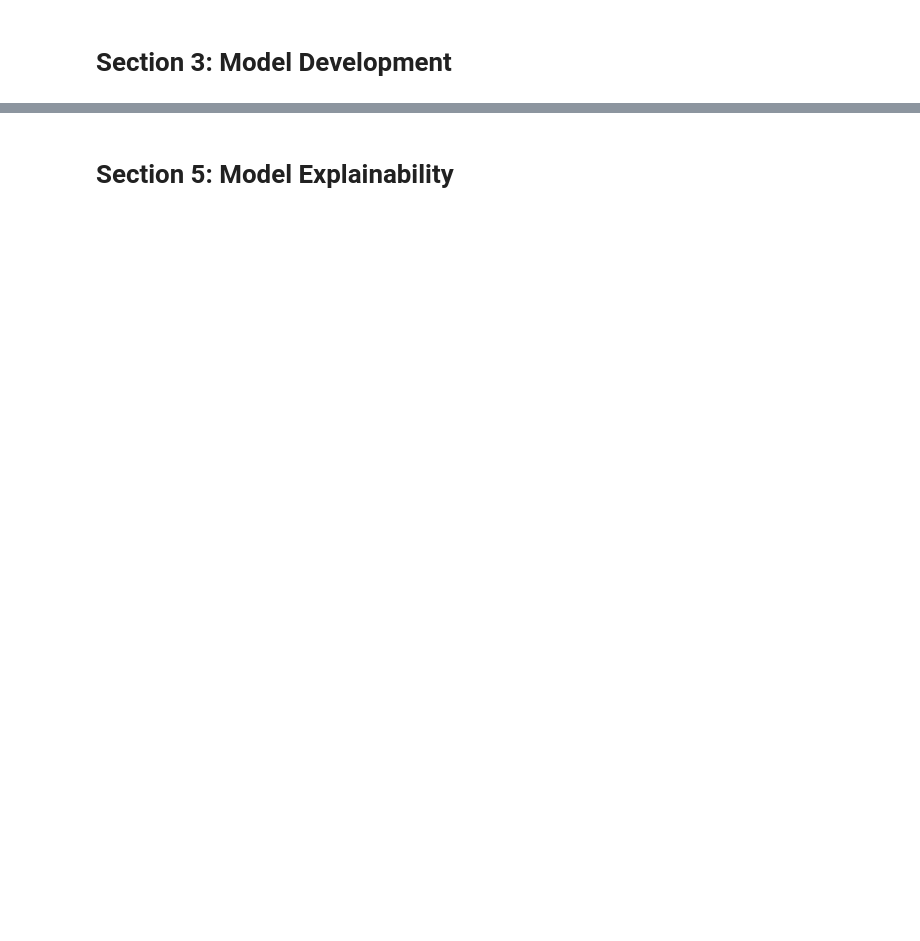
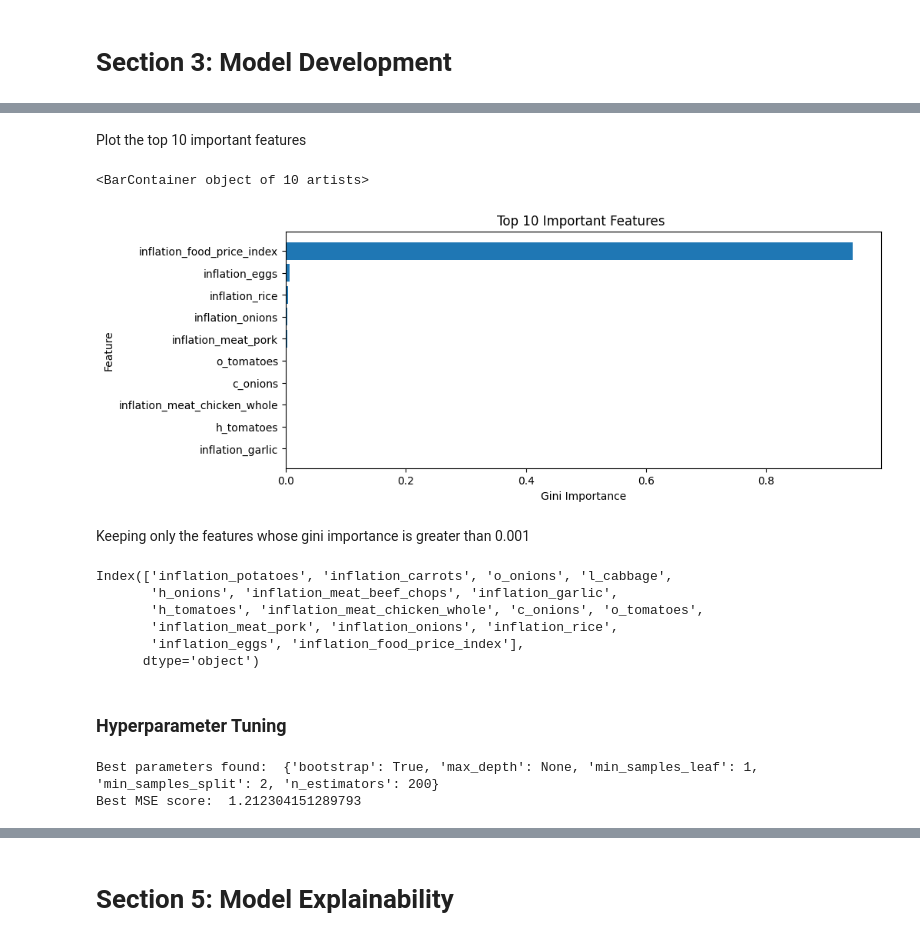
Before and after one commit to falarion08/Country-Inflation-Prediction, a Jupyter notebook: ML_Notebook.ipynb, the cells around one changed output, grey strips where cells are left out. Cells and saved outputs as stored; diff of their text form; code cells hidden in the pictures; blank space fills up the shorter version.

```diff
--- a/ML_Notebook.ipynb
+++ b/ML_Notebook.ipynb
@@ -408,0 +349,14 @@ Note: Eto ung mga itatry ko hehehe feel free to comment na lang or chat sa dc he
+# %%
+# We designated the random seed for replicability, the number of processors each algorithm uses, and the number of folds in the cross validation setup
+seed = 42
+jobs = -1 # Use all processors
+folds = 5 # 5-fold cross validation
+n_iter = 10 # 10 iterations for finding importance
+feature_select_threshold = 0.001  # Threshold for selecting feature importance
+# %%
+# We create the base X and y sets of features that have not been filtered
+X = country_df.drop(['date','inflation'],axis=1)
+y = country_df['inflation']
+
+# Creating training data and testing data
+X_train, X_test, y_train, y_test = train_test_split(X, y, test_size=0.3, random_state=seed)
@@ -408,0 +374,12 @@ Note: Eto ung mga itatry ko hehehe feel free to comment na lang or chat sa dc he
+# %%
+# Initialize RF importances
+RF_importances = np.zeros(X_train.shape[1])
+
+# Train model n_iter time at different seeds
+for i in range(n_iter):
+    rfr_init = RandomForestRegressor(random_state=i)  # Change seed
+    rfr_init.fit(X_train, y_train)
+    RF_importances += rfr_init.feature_importances_  # Accumulate importances
+
+# Compute average feature importances
+RF_importances /= n_iter
@@ -408,0 +390,6 @@ Note: Eto ung mga itatry ko hehehe feel free to comment na lang or chat sa dc he
+# %%
+# Create a dataframe
+RF_importances_df = pd.DataFrame({'feature': X.columns, 'importance': RF_importances})
+RF_importances_df = RF_importances_df.sort_values('importance', ascending=True).reset_index(drop=True)
+
+RF_importances_df
@@ -408,0 +410,28 @@ Note: Eto ung mga itatry ko hehehe feel free to comment na lang or chat sa dc he
+# %% [markdown]
+Plot the top 10 important features
+# %%
+# Plot the feature importances
+plt.figure(figsize=(10,4))
+plt.xlabel('Gini Importance')
+plt.ylabel('Feature')
+plt.title('Top 10 Important Features ')
+plt.barh(RF_importances_df['feature'].tail(10), RF_importances_df['importance'].tail(10))
+# %% [output]
+<BarContainer object of 10 artists>
+[figure, added]
+# %% [markdown]
+Keeping only the features whose gini importance is greater than 0.001
+# %%
+# Select the features based on the threshold
+RF_features = RF_importances_df[RF_importances_df['importance'] > feature_select_threshold]['feature']
+X_RF = X_train[RF_features]
+X_RF.columns
+# %% [output]
+Index(['inflation_potatoes', 'inflation_carrots', 'o_onions', 'l_cabbage',
+       'h_onions', 'inflation_meat_beef_chops', 'inflation_garlic',
+       'h_tomatoes', 'inflation_meat_chicken_whole', 'c_onions', 'o_tomatoes',
+       'inflation_meat_pork', 'inflation_onions', 'inflation_rice',
+       'inflation_eggs', 'inflation_food_price_index'],
+      dtype='object')
+# %% [markdown]
+### Hyperparameter Tuning
@@ -408,0 +447,14 @@ Note: Eto ung mga itatry ko hehehe feel free to comment na lang or chat sa dc he
+# %%
+# Train the model with cross validation
+RF = RandomForestRegressor(random_state=seed)
+RF_grid_search = GridSearchCV(estimator=RF, param_grid=RF_params,
+                           cv=folds, scoring={'MSE': mse_scorer, 'MAE': mae_scorer},
+                           refit='MSE', return_train_score=True, n_jobs=-1)
+RF_grid_search.fit(X_RF, y_train)
+
+# Print the best results
+print("Best parameters found: ", RF_grid_search.best_params_)
+print("Best MSE score: ", -RF_grid_search.best_score_)
+# %% [output]
+Best parameters found:  {'bootstrap': True, 'max_depth': None, 'min_samples_leaf': 1, 'min_samples_split': 2, 'n_estimators': 200}
+Best MSE score:  1.212304151289793
```
Also changed, not shown: parts of 180 cells of this notebook.
